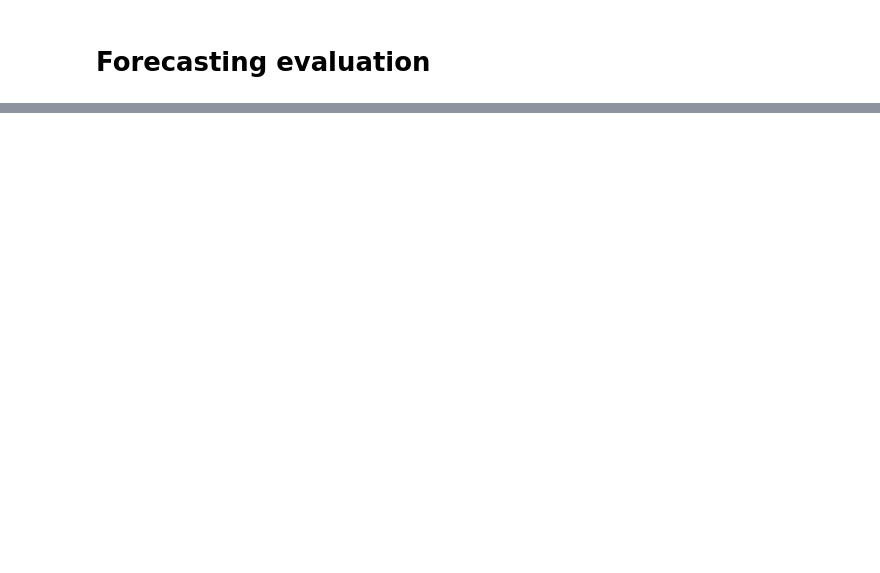
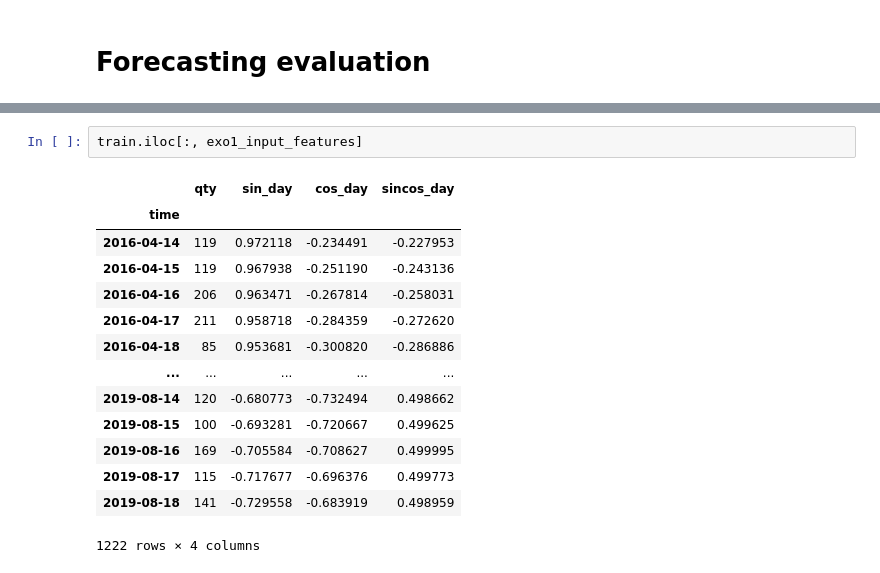
Before and after one commit to geriskenderi/EXO-LSTM, a Jupyter notebook: code/Thesis Forecasting - Daily Sales.ipynb, the cells around one changed output, grey strips where cells are left out. Saved outputs shown, nothing was run; the diff lists cells and outputs as text; blank space fills up the shorter version.

```diff
--- a/code/Thesis Forecasting - Daily Sales.ipynb
+++ b/code/Thesis Forecasting - Daily Sales.ipynb
@@ -532,0 +500,17 @@ IndexError: index 98 is out of bounds for axis 0 with size 87
+# %%
+train.iloc[:, exo1_input_features]
+# %% [output]
+|  | qty | sin_day | cos_day | sincos_day |
+| time |  |  |  |  |
+| 2016-04-14 | 119 | 0.972118 | -0.234491 | -0.227953 |
+| 2016-04-15 | 119 | 0.967938 | -0.251190 | -0.243136 |
+| 2016-04-16 | 206 | 0.963471 | -0.267814 | -0.258031 |
+| 2016-04-17 | 211 | 0.958718 | -0.284359 | -0.272620 |
+| 2016-04-18 | 85 | 0.953681 | -0.300820 | -0.286886 |
+| ... | ... | ... | ... | ... |
+| 2019-08-14 | 120 | -0.680773 | -0.732494 | 0.498662 |
+| 2019-08-15 | 100 | -0.693281 | -0.720667 | 0.499625 |
+| 2019-08-16 | 169 | -0.705584 | -0.708627 | 0.499995 |
+| 2019-08-17 | 115 | -0.717677 | -0.696376 | 0.499773 |
+| 2019-08-18 | 141 | -0.729558 | -0.683919 | 0.498959 |
+1222 rows × 4 columns
```
Also changed, not shown: parts of 16 cells of this notebook, 14 other files.
